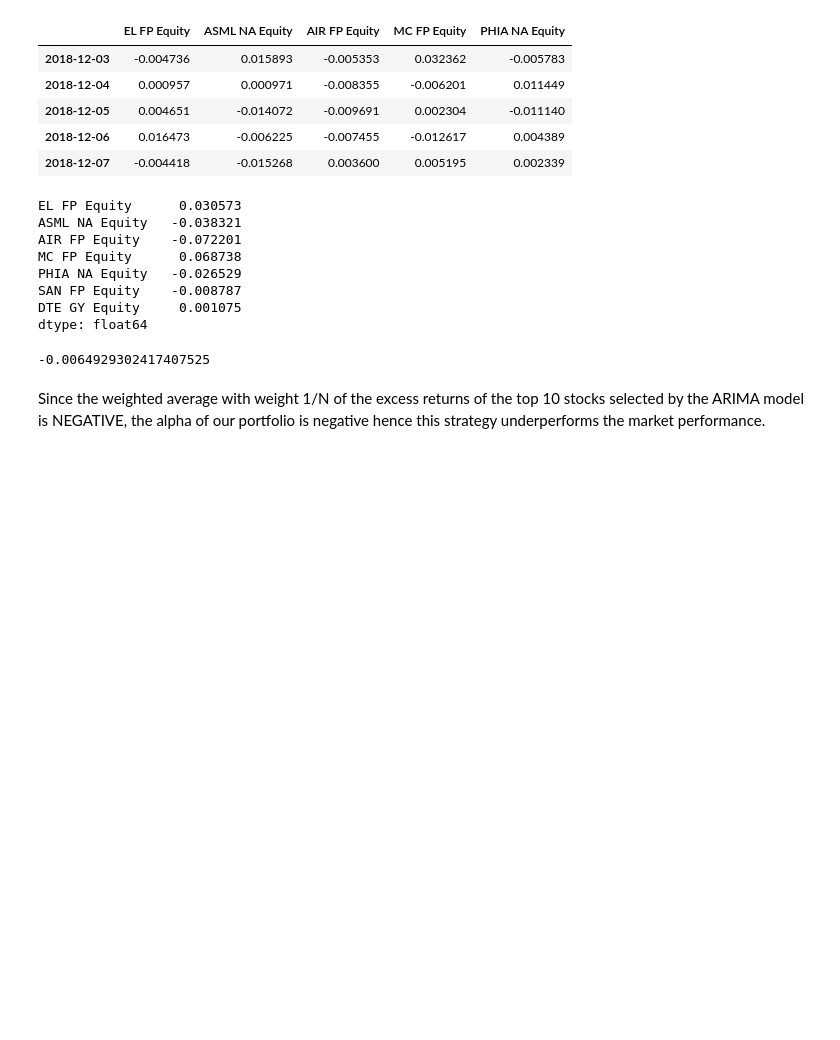
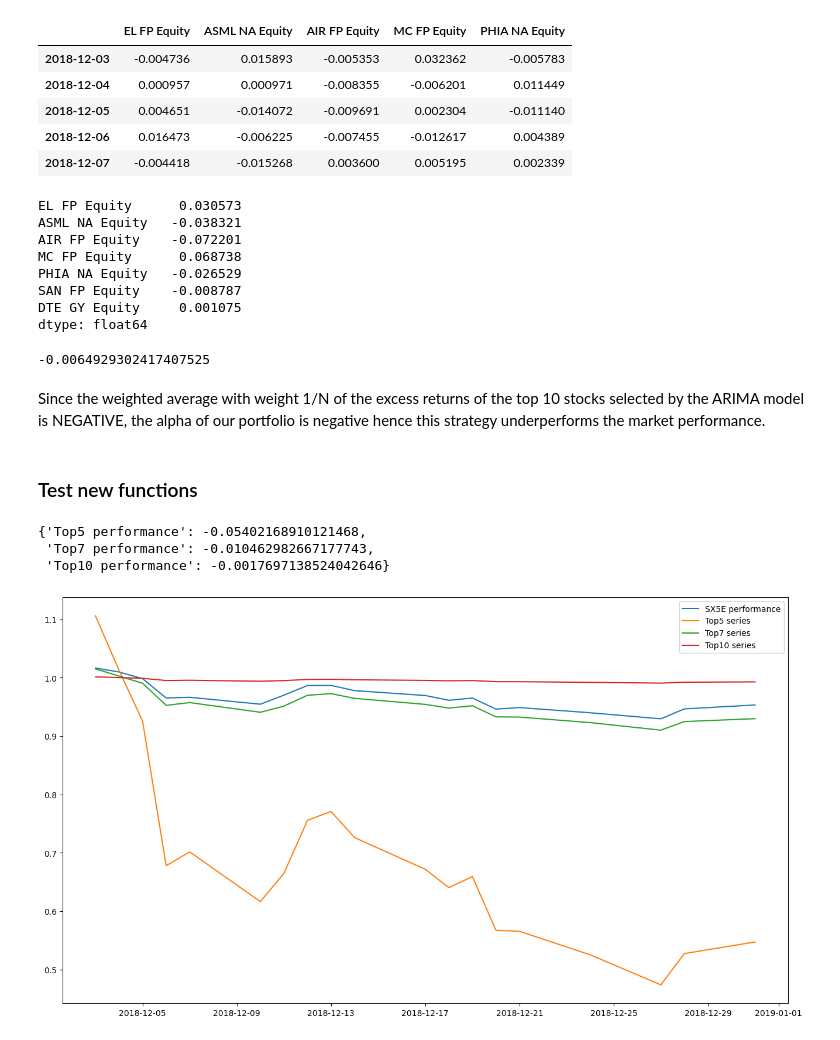
Before and after one commit to tommasograndi/portfolio-opt-with-BiLSTM-stock-preselection, a Jupyter notebook: models.ipynb, the cells around one changed output. Drawn from its saved outputs; the diff is of its cells as text; code cells hidden in the pictures; blank space fills up the shorter version.

Commit message:
Update models and added utils functions

```diff
--- a/models.ipynb
+++ b/models.ipynb
@@ -5,3 +7,4 @@ import numpy as np
 # %%
+stocks_returns = pd.read_pickle('data/stocks_returns.pkl')
 exc_returns = pd.read_pickle('data/exc_returns.pkl')
 prices_tukey = pd.read_pickle('data/tukey_estimates.pkl')
@@ -183,3 +189,5 @@ sum(cum_exc_returns_choices * (1/7))
 -0.0064929302417407525
 # %% [markdown]
 Since the weighted average with weight 1/N of the excess returns of the top 10 stocks selected by the ARIMA model is NEGATIVE, the alpha of our portfolio is negative hence this strategy underperforms the market performance.
+# %% [markdown]
+### Test new functions
@@ -185,0 +221,30 @@ Since the weighted average with weight 1/N of the excess returns of the top 10 s
+# %%
+portfolios_ARIMA = get_ranking(preds, N = [5, 7, 10], prices=True)
+# %%
+tot_performance_ARIMA, portfolio_series_ARIMA = calc_portfolios(portfolios_ARIMA, stocks_returns.loc[preds.index[0]:])
+# %%
+tot_performance_ARIMA
+# %% [output]
+{'Top5 performance': -0.05402168910121468,
+ 'Top7 performance': -0.010462982667177743,
+ 'Top10 performance': -0.0017697138524042646}
+# %%
+def plot_portfolios(portfolios_series : dict, index_ret):
+
+    index_perf = (1 + index_ret).cumprod()
+
+    plt.figure(figsize=(16, 9))
+    plt.plot(index_perf, label = 'SX5E performance')
+
+    for key, value in portfolios_series.items():
+
+        portfolio_perf = (1 + value).cumprod()
+
+        plt.plot(portfolio_perf, label = key)
+
+    plt.legend()
+    plt.show()
+# %%
+plot_portfolios(portfolio_series_ARIMA, index_returns.loc[preds.index[0]:])
+# %% [output]
+[figure, added]
```
Also changed, not shown: parts of 10 cells of this notebook, 3 other files.
